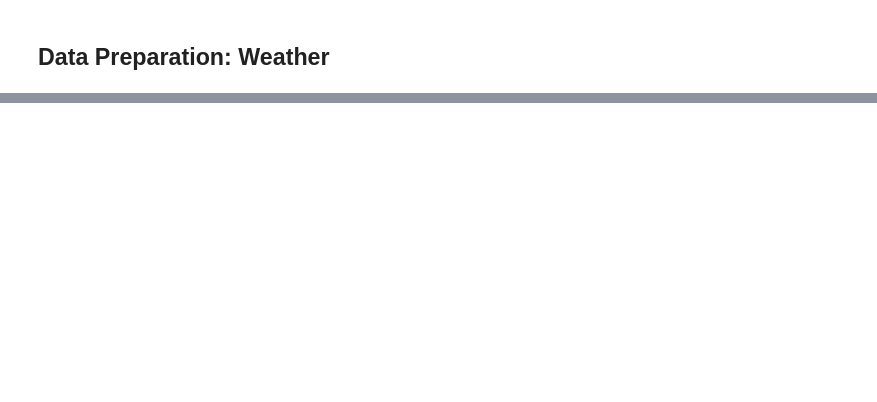
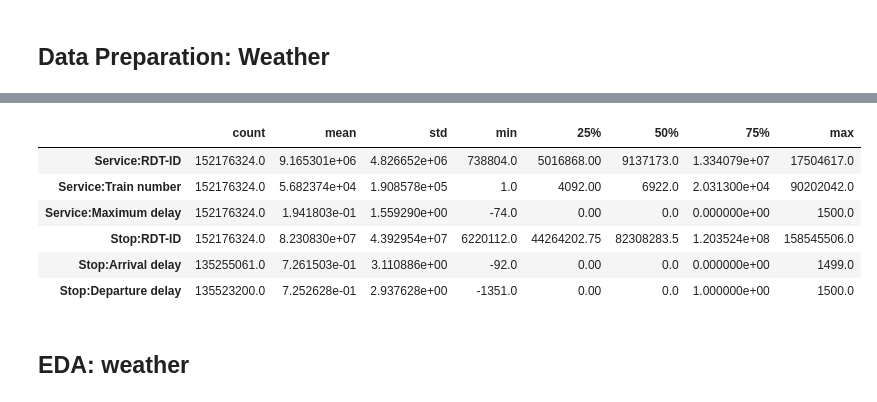
Before and after one commit to ywang0202/master_thesis, a Jupyter notebook: Data_exploration.ipynb, the cells around one changed output, grey strips where cells are left out. Drawn from its saved outputs; the diff is of its cells as text; code cells hidden in the pictures; blank space fills up the shorter version.

Commit message:
eda services 2019 done

```diff
--- a/Data_exploration.ipynb
+++ b/Data_exploration.ipynb
@@ -24,12 +42,12 @@ serv25 = pd.read_csv("data/Train Services 2019-2025/services-2025.csv")
 # %%
-#Load in dataset disruptions 2019-2022
-dis19 = pd.read_csv("data/Train Disruptions 2019-2025/disruptions-2019.csv")
-dis20 = pd.read_csv("data/Train Disruptions 2019-2025/disruptions-2020.csv")
-dis21 = pd.read_csv("data/Train Disruptions 2019-2025/disruptions-2021.csv")
-dis22 = pd.read_csv("data/Train Disruptions 2019-2025/disruptions-2022.csv")
+#Load in dataset disruptions 2019-2022 (3m8s)
+dis19 = pd.read_csv("Train Services 2019-2025/services-2019.csv")
+dis20 = pd.read_csv("Train Services 2019-2025/services-2020.csv")
+dis21 = pd.read_csv("Train Services 2019-2025/services-2021.csv")
+dis22 = pd.read_csv("Train Services 2019-2025/services-2022.csv")
 # %%
-#Load in dataset disruptions 2023-2025
-dis23 = pd.read_csv("data/Train Disruptions 2019-2025/disruptions-2023.csv")
-dis24 = pd.read_csv("data/Train Disruptions 2019-2025/disruptions-2024.csv")
-dis25 = pd.read_csv("data/Train Disruptions 2019-2025/disruptions-2025.csv")
+#Load in dataset disruptions 2023-2025 (2m54ss)
+dis23 = pd.read_csv("Train Services 2019-2025/services-2023.csv")
+dis24 = pd.read_csv("Train Services 2019-2025/services-2024.csv")
+dis25 = pd.read_csv("Train Services 2019-2025/services-2025.csv")
 # %%
@@ -51,19 +84,12 @@ MemoryError: Unable to allocate 1.13 GiB for an array with shape (152176324,) an
 # %% [markdown]
 ## Concatenate Dataset: Disruptions
 # %%
-# Concatenate all datasets together from different years (all has the same column)
+#Concatenate dataset disruption as one (2m45s)
 
-train_disruption = pd.concat([dis19, dis20, dis21, dis22, dis23, dis24, dis25])
+train_disruption = pd.concat([dis19, dis20, dis21, dis22, dis23, dis24, dis25], ignore_index= True)
 col_names = train_disruption.columns
-print( f" The column names are: {col_names}" )
-
-# The column names are: Index(['rdt_id', 'ns_lines', 'rdt_lines', 'rdt_lines_id', 'rdt_station_names',
-#        'rdt_station_codes', 'cause_nl', 'cause_en', 'statistical_cause_nl',
-#        'statistical_cause_en', 'cause_group', 'start_time', 'end_time',
-#        'duration_minutes'],
-#       dtype='str')
+print( f" The column names of disruptions are: {col_names}" )
 
 rows, columns = train_disruption.shape
 print( f"train_disruption has Rows: {rows}, Columns: {columns}")
-#train_disruption has Rows: 38571, Columns: 14
 # %% [output]
@@ -82,0 +291,13 @@ KeyboardInterrupt:
+# %%
+#describe train_disruption (53.3s)
+train_disruption.describe().T
+# %% [output]
+|  | count | mean | std | min | 25% | 50% | 75% | max |
+| Service:RDT-ID | 152176324.0 | 9.165301e+06 | 4.826652e+06 | 738804.0 | 5016868.00 | 9137173.0 | 1.334079e+07 | 17504617.0 |
+| Service:Train number | 152176324.0 | 5.682374e+04 | 1.908578e+05 | 1.0 | 4092.00 | 6922.0 | 2.031300e+04 | 90202042.0 |
+| Service:Maximum delay | 152176324.0 | 1.941803e-01 | 1.559290e+00 | -74.0 | 0.00 | 0.0 | 0.000000e+00 | 1500.0 |
+| Stop:RDT-ID | 152176324.0 | 8.230830e+07 | 4.392954e+07 | 6220112.0 | 44264202.75 | 82308283.5 | 1.203524e+08 | 158545506.0 |
+| Stop:Arrival delay | 135255061.0 | 7.261503e-01 | 3.110886e+00 | -92.0 | 0.00 | 0.0 | 0.000000e+00 | 1499.0 |
+| Stop:Departure delay | 135523200.0 | 7.252628e-01 | 2.937628e+00 | -1351.0 | 0.00 | 0.0 | 1.000000e+00 | 1500.0 |
+# %% [markdown]
+## EDA: weather
```
Also changed, not shown: parts of 23 cells of this notebook, 4 other files.
